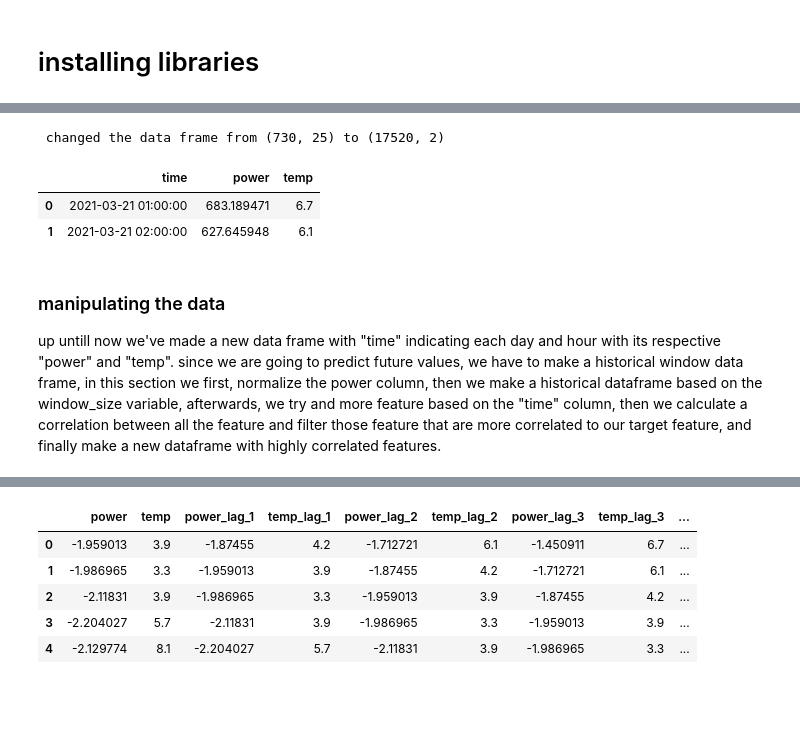
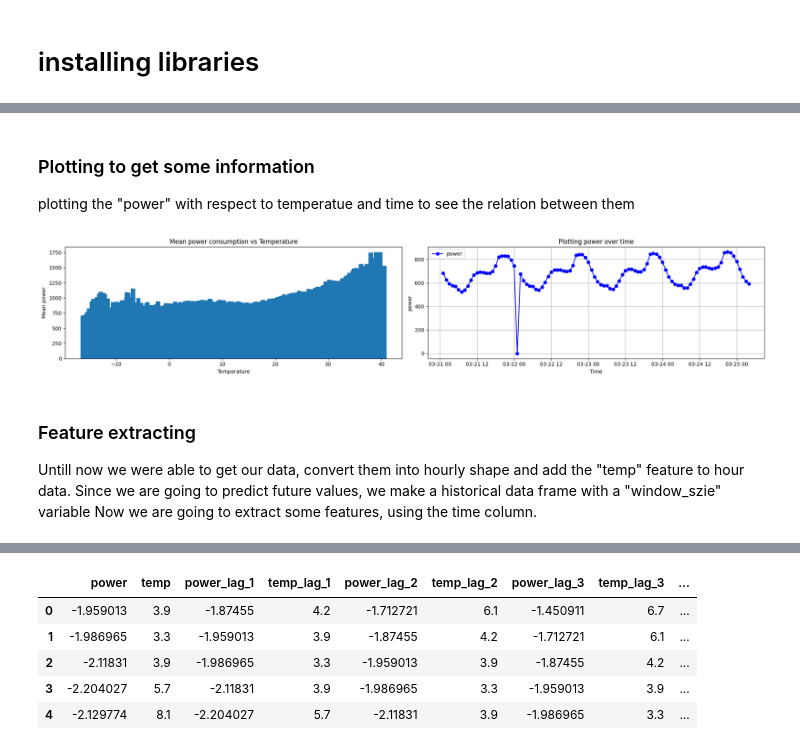
Before and after one commit to amirhosseinamerimanesh/Load-Forecasting-Machine-Learing, a Jupyter notebook: load_forecasting_ml.ipynb, the cells around one changed output, grey strips where cells are left out. Saved outputs shown, nothing was run; the diff lists cells and outputs as text; code cells hidden in the pictures; blank space fills up the shorter version.

```diff
--- a/load_forecasting_ml.ipynb
+++ b/load_forecasting_ml.ipynb
@@ -46,41 +44,40 @@ data_df.drop(columns="date",axis = 1, inplace=True)
-# %%
-# making the dataframe into a column vector of time and power consumption
-# we make to lists of hours and their repective values and then concatenate them
-time_hourly = []
-values_hourly = []
-list_of_hours = np.arange(1,25)
-for i in range(len(data_df["time"])):
-
-    time = pd.to_datetime(data_df['time'][i], format='%Y-%m-%d') + pd.to_timedelta(list_of_hours, unit='h').values
-    values = data_df.loc[i][:-1].values
-    time_hourly.append(time)
-    values_hourly.append(values)
-
-time_concatenated = np.concatenate(time_hourly)
-values_concatenated = np.concatenate(values_hourly)
-
-# and now we make the new df
-new_df = pd.DataFrame({"time": time_concatenated, "power": values_concatenated})
-print(f" changed the data frame from {data_df.shape} to {new_df.shape} ")
-
-# adding another column to the new_df, which is the temperature of each hour using the temp_df
-temp_df["time"] = pd.to_datetime(temp_df['time'], format='%Y-%m-%dT%H:%M') # changing the format to pd.datetime
-
-# Concatenate based on the 'Time' column
-concat_df = pd.concat([new_df.set_index('time'), temp_df.set_index('time')], axis=1, join='inner')
-
-# Reset the index to make 'Time' a column again
-concat_df.reset_index(inplace=True)
-concat_df.head(2)
-# %% [output]
- changed the data frame from (730, 25) to (17520, 2)
-|  | time | power | temp |
-| 0 | 2021-03-21 01:00:00 | 683.189471 | 6.7 |
-| 1 | 2021-03-21 02:00:00 | 627.645948 | 6.1 |
-# %% [markdown]
-### manipulating the data
-up untill now we've made a new data frame with "time" indicating each day and hour with its respective "power" and "temp".
-since we are going to predict future values, we have to make a historical window data frame, in this section we first, normalize the power column, then we make a historical dataframe based on the window_size variable, afterwards, we try and more feature based on the "time" column, then we calculate a correlation between all the feature and filter those feature that are more correlated to our target feature, and finally make a new dataframe with highly correlated features.
+# %% [markdown]
+### Plotting to get some information
+plotting the "power" with respect to temperatue and time to see the relation between them
+# %%
+# plotting temperatue vs power consumption
+import matplotlib.pyplot as plt
+import numpy as np
+
+unique_temps = np.unique(concatinated_df['temp'])
+
+plt.figure(figsize=(20, 4))
+# Plotting
+plt.subplot(1, 2, 1)
+plt.bar(unique_temps, concatinated_df.groupby('temp')['power'].mean())
+plt.xlabel('Temperature')
+plt.ylabel('Mean power')
+plt.title('Mean power consumption vs Temperature')
+
+plt.subplot(1, 2, 2)
+# Plotting the power over the time column
+plt.plot(concatinated_df['time'][:100], concatinated_df['power'][:100], label='power', marker='o', linestyle='-', color='b')
+plt.title('Plotting power over time')
+plt.xlabel('Time')
+plt.ylabel('power')
+plt.legend()
+plt.grid(True)
+
+# Adjust layout to prevent clipping of titles
+plt.tight_layout()
+plt.show()
+# %% [output]
+[figure, added]
+# %% [markdown]
+### Feature extracting
+Untill now we were able to get our data, convert them into hourly shape and add the "temp" feature to hour data.
+Since we are going to predict future values, we make a historical data frame with a "window_szie" variable
+Now we are going to extract some features, using the time column.
 # %%
 from data_manipulation import feature_extractor, std_normalizer ,create_historical_dataset
 
```
Also changed, not shown: parts of 22 cells of this notebook, 1 other file.
